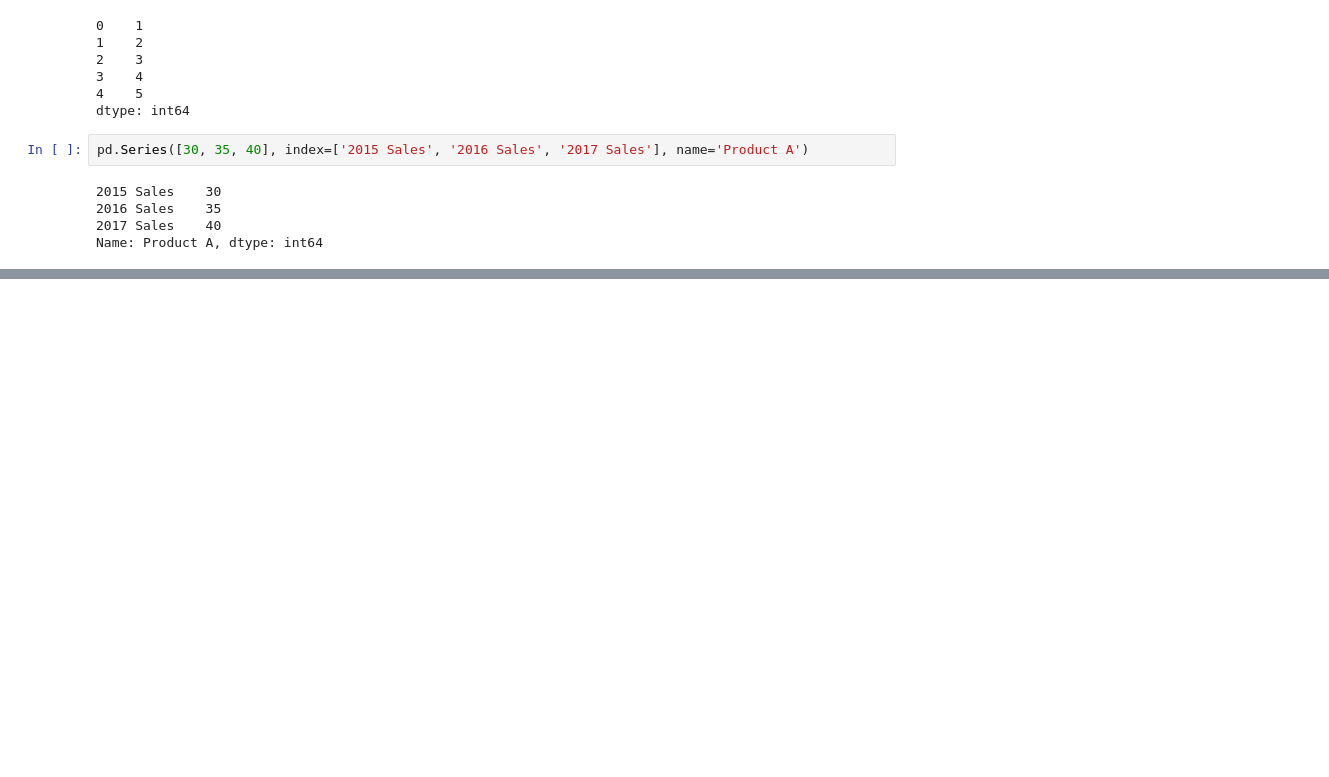
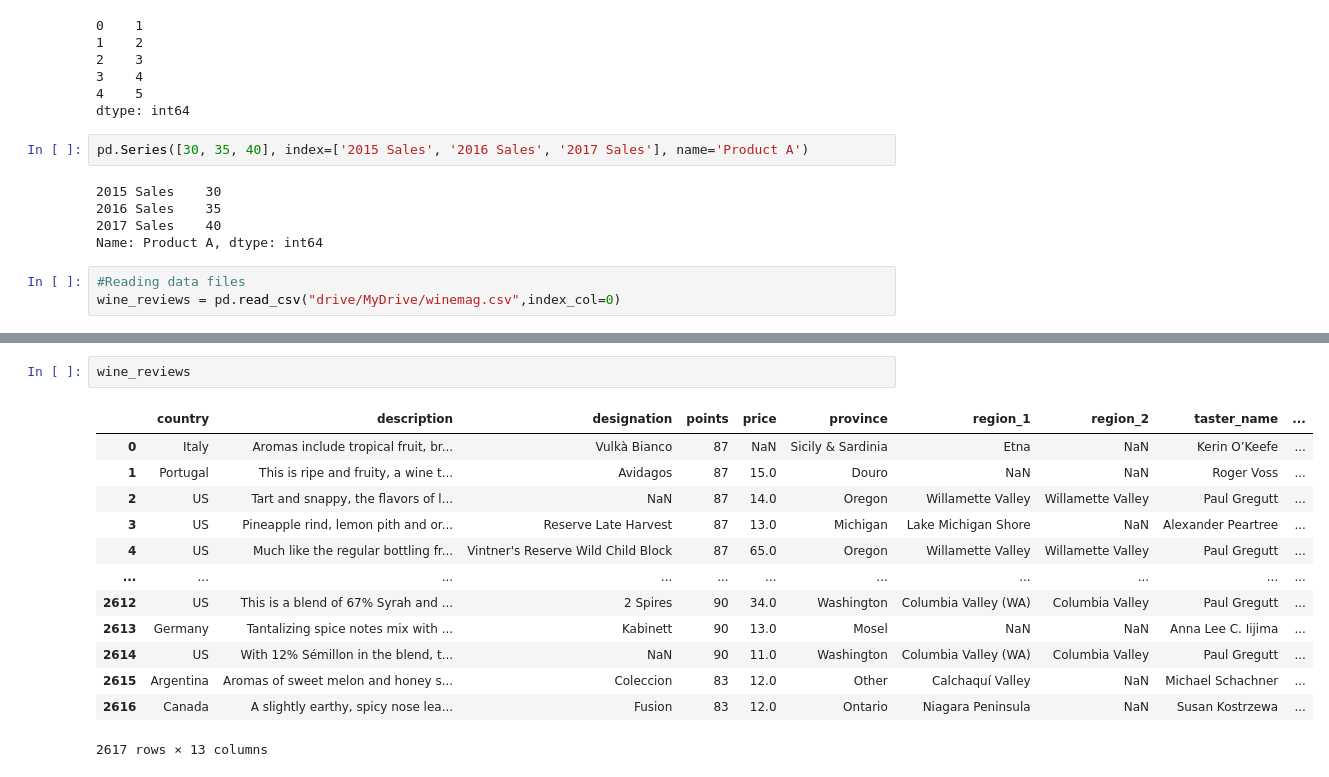
Before and after one commit to farhadrahimiinfo/Data_Analysis, a Jupyter notebook: Pandas.ipynb, the cells around one changed output, grey strips where cells are left out. Saved outputs shown, nothing was run; the diff lists cells and outputs as text; blank space fills up the shorter version.

```diff
--- a/Pandas.ipynb
+++ b/Pandas.ipynb
@@ -44,3 +51,6 @@ pd.Series([30, 35, 40], index=['2015 Sales', '2016 Sales', '2017 Sales'], name='
 2016 Sales    35
 2017 Sales    40
 Name: Product A, dtype: int64
+# %%
+#Reading data files
+wine_reviews = pd.read_csv("drive/MyDrive/winemag.csv",index_col=0)
@@ -46,0 +72,16 @@ Name: Product A, dtype: int64
+# %%
+wine_reviews
+# %% [output]
+|  | country | description | designation | points | price | province | region_1 | region_2 | taster_name | ... |
+| 0 | Italy | Aromas include tropical fruit, br... | Vulkà Bianco | 87 | NaN | Sicily & Sardinia | Etna | NaN | Kerin O’Keefe | ... |
+| 1 | Portugal | This is ripe and fruity, a wine t... | Avidagos | 87 | 15.0 | Douro | NaN | NaN | Roger Voss | ... |
+| 2 | US | Tart and snappy, the flavors of l... | NaN | 87 | 14.0 | Oregon | Willamette Valley | Willamette Valley | Paul Gregutt | ... |
+| 3 | US | Pineapple rind, lemon pith and or... | Reserve Late Harvest | 87 | 13.0 | Michigan | Lake Michigan Shore | NaN | Alexander Peartree | ... |
+| 4 | US | Much like the regular bottling fr... | Vintner's Reserve Wild Child Block | 87 | 65.0 | Oregon | Willamette Valley | Willamette Valley | Paul Gregutt | ... |
+| ... | ... | ... | ... | ... | ... | ... | ... | ... | ... | ... |
+| 2612 | US | This is a blend of 67% Syrah and ... | 2 Spires | 90 | 34.0 | Washington | Columbia Valley (WA) | Columbia Valley | Paul Gregutt | ... |
+| 2613 | Germany | Tantalizing spice notes mix with ... | Kabinett | 90 | 13.0 | Mosel | NaN | NaN | Anna Lee C. Iijima | ... |
+| 2614 | US | With 12% Sémillon in the blend, t... | NaN | 90 | 11.0 | Washington | Columbia Valley (WA) | Columbia Valley | Paul Gregutt | ... |
+| 2615 | Argentina | Aromas of sweet melon and honey s... | Coleccion | 83 | 12.0 | Other | Calchaquí Valley | NaN | Michael Schachner | ... |
+| 2616 | Canada | A slightly earthy, spicy nose lea... | Fusion | 83 | 12.0 | Ontario | Niagara Peninsula | NaN | Susan Kostrzewa | ... |
+2617 rows × 13 columns
```
Also changed, not shown: parts of 24 cells of this notebook.
